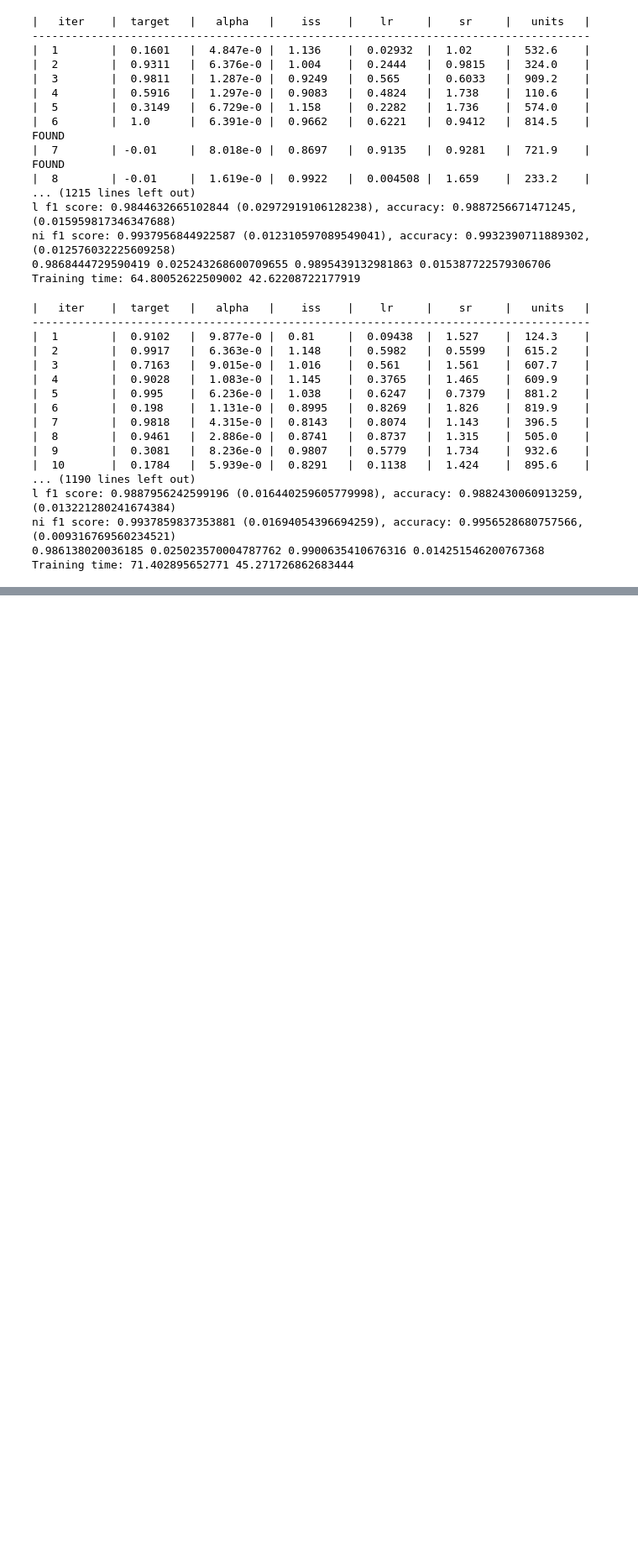
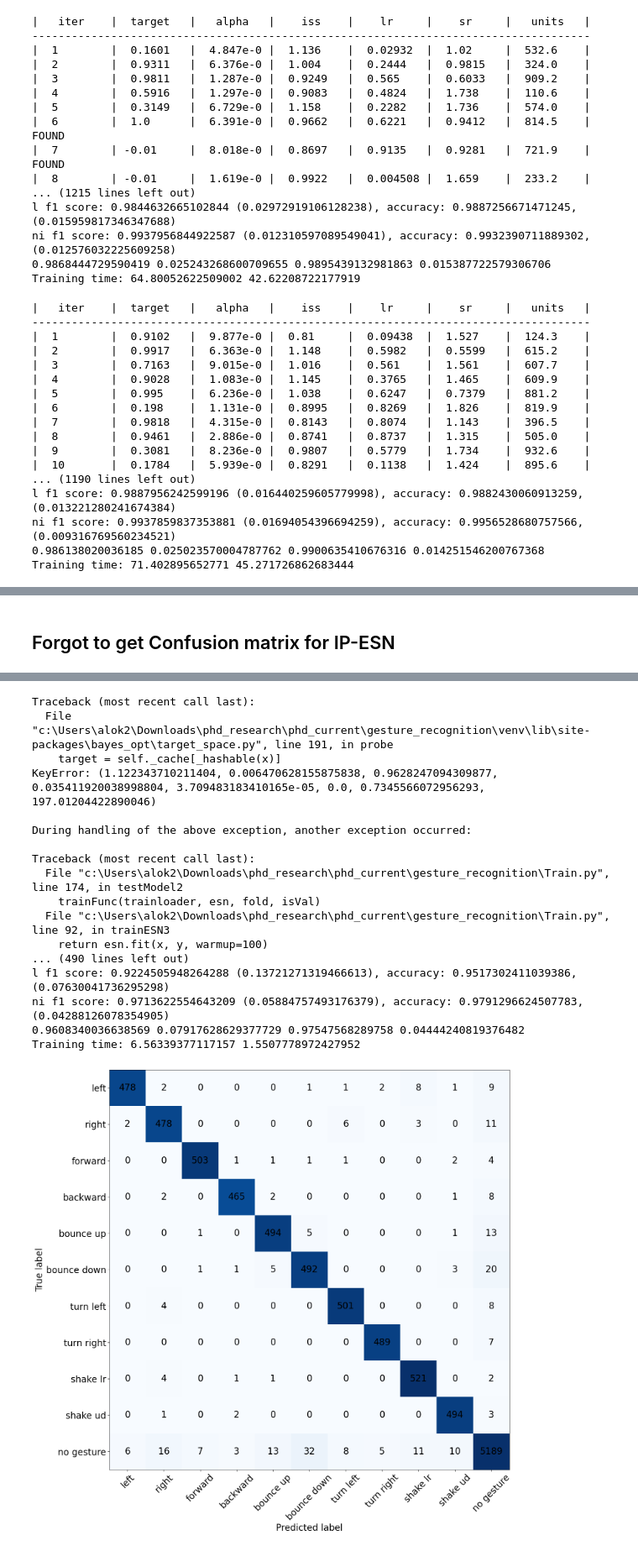
Before and after one commit to aloksGithub/gesture_recognition, a Jupyter notebook: userModel.ipynb, the cells around one changed output, grey strips where cells are left out. Shown at 84% size. Saved outputs shown, nothing was run; the diff lists cells and outputs as text; code cells hidden in the pictures; blank space fills up the shorter version.

```diff
--- a/userModel.ipynb
+++ b/userModel.ipynb
@@ -654,0 +306,7 @@ Training time: 71.402895652771 45.271726862683444
+# %% [markdown]
+## Forgot to get Confusion matrix for IP-ESN
+# %%
+fix_seed(0)
+pbounds = {'units': (100, 1000), 'lr': (0, 1), 'sr': (0.5, 2), 'mu': (-0.2, 0.2), 'sigma': (0, 2), 'learning_rate': (1e-5, 1e-2), 'iss': (0.8, 1.2), 'ridge': (0, 1e-4)}
+optimalParams = optimizer_user(pbounds, createIPESN, trainESN3, numEvals=3)
+# %% [output]
@@ -654,0 +466,18 @@ Training time: 71.402895652771 45.271726862683444
+Traceback (most recent call last):
+  File "c:\Users\alok2\Downloads\phd_research\phd_current\gesture_recognition\venv\lib\site-packages\bayes_opt\target_space.py", line 191, in probe
+    target = self._cache[_hashable(x)]
+KeyError: (1.122343710211404, 0.006470628155875838, 0.9628247094309877, 0.035411920038998804, 3.709483183410165e-05, 0.0, 0.7345566072956293, 197.01204422890046)
+
+During handling of the above exception, another exception occurred:
+
+Traceback (most recent call last):
+  File "c:\Users\alok2\Downloads\phd_research\phd_current\gesture_recognition\Train.py", line 174, in testModel2
+    trainFunc(trainloader, esn, fold, isVal)
+  File "c:\Users\alok2\Downloads\phd_research\phd_current\gesture_recognition\Train.py", line 92, in trainESN3
+    return esn.fit(x, y, warmup=100)
+... (490 lines left out)
+l f1 score: 0.9224505948264288 (0.13721271319466613), accuracy: 0.9517302411039386, (0.07630041736295298)
+ni f1 score: 0.9713622554643209 (0.05884757493176379), accuracy: 0.9791296624507783, (0.04288126078354905)
+0.9608340036638569 0.07917628629377729 0.97547568289758 0.04444240819376482
+Training time: 6.56339377117157 1.5507778972427952
+[figure, added]
```
Also changed, not shown: parts of 13 cells of this notebook, 8 other files.
